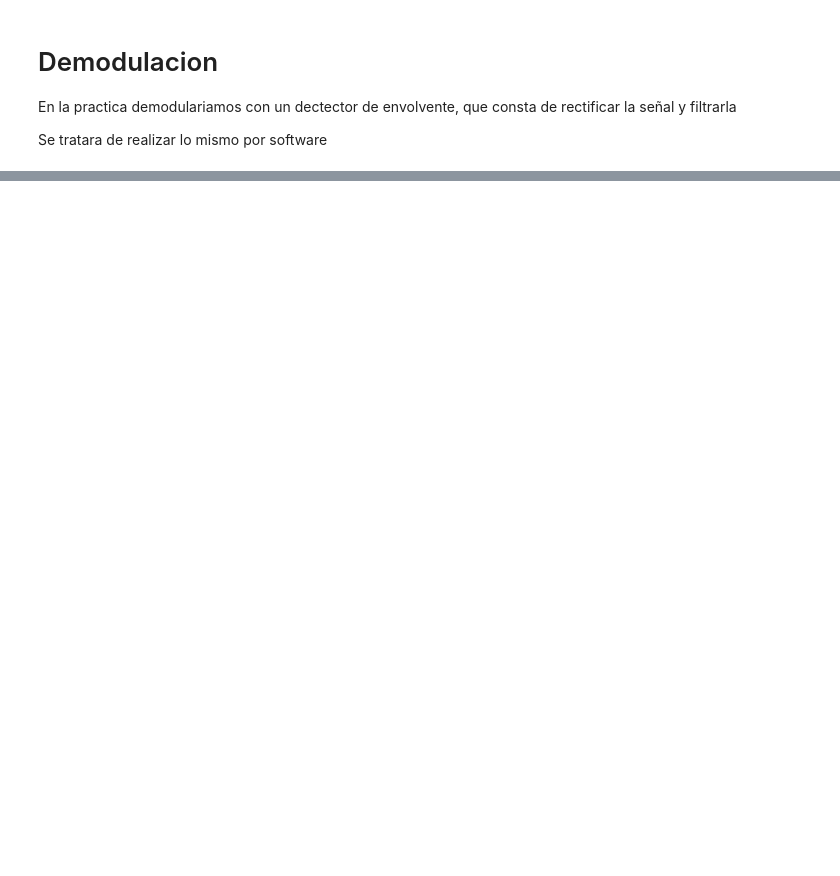
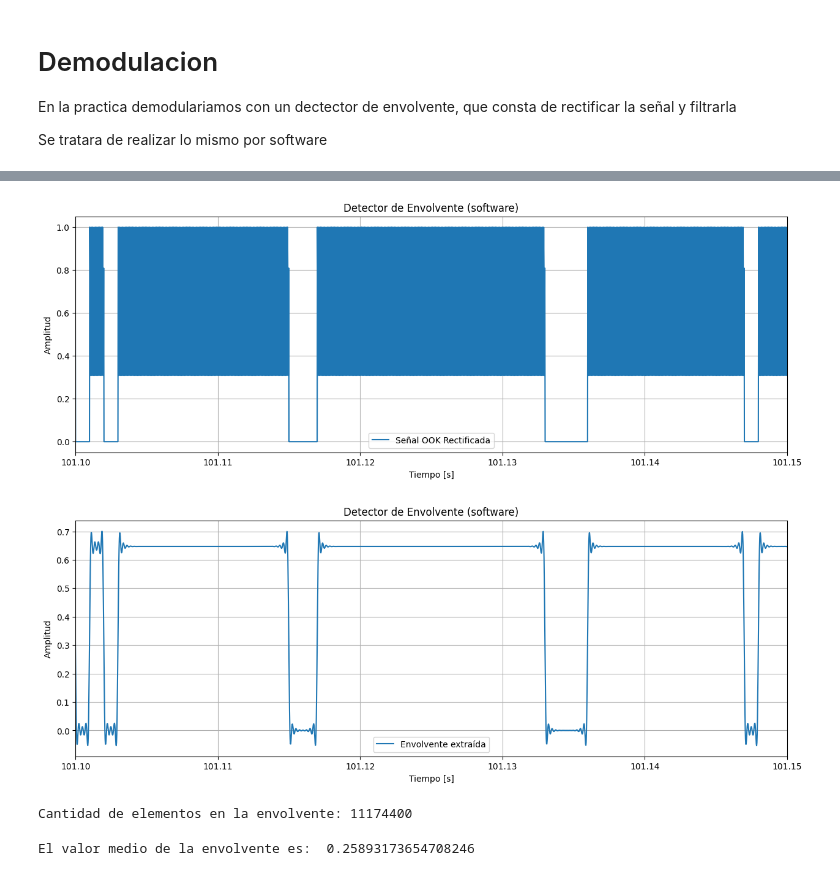
Before and after one commit to UlisesUberti/Proyecto_Seniales_Electricas, a Jupyter notebook: src/Receptor.ipynb, the cells around one changed output, grey strips where cells are left out. Drawn from its saved outputs; the diff is of its cells as text; code cells hidden in the pictures; blank space fills up the shorter version.

```diff
--- a/src/Receptor.ipynb
+++ b/src/Receptor.ipynb
@@ -34,5 +59,47 @@ Se tratara de realizar lo mismo por software
 # %%
-# rectificamos la señal
-Senial_OOK_Rectificada = np.abs(Senial_OOK)
 
+# normalizamos
+# convertimos en numeros de punto flotante (signo,exponente,mantisa)
+Senial_OOK_Rectificada = Senial_OOK_Rectificada.astype(np.float16)
+# normalizamos la señal dividiendo en el numero maximo del arreglo
+Senial_OOK_Rectificada /= np.max(Senial_OOK_Rectificada)
 #filtramos (FPB)
+fs = 50000
+fc_audio = 4000 # banda de guarda
+b,a = butter(N=8,Wn=fc_audio/(fs/2),btype='low')
+envolvente = filtfilt(b,a,Senial_OOK_Rectificada)
+#graficamos
+t = np.arange(len(Senial_OOK)) / fs
+#plt.figure(figsize=(15,5))
+#plt.plot(t, Senial_OOK_Rectificada, label='Señal OOK Rectificada')
+#plt.xlabel("Tiempo [s]")
+#plt.ylabel("Amplitud")
+#plt.title("Detector de Envolvente (software)")
+#plt.xlim(101.1,101.15)
+#plt.legend()
+#plt.grid(True)
+#plt.show()
+
+plt.figure(figsize=(15,5))
+plt.plot(t, envolvente, label='Envolvente extraída')
+plt.xlabel("Tiempo [s]")
+plt.ylabel("Amplitud")
+plt.title("Detector de Envolvente (software)")
+plt.xlim(101.1,101.15)
+plt.legend()
+plt.grid(True)
+plt.show()
+# %% [output]
+[figure, added]
+[figure, added]
+# %%
+print("Cantidad de elementos en la envolvente:",len(envolvente))
+# %% [output]
+Cantidad de elementos en la envolvente: 11174400
+# %%
+umbral = np.mean(envolvente)
+print("El valor medio de la envolvente es: ",umbral)
+#umbral_2 = np.mean(envolvente_2)
+#print("El valor medio de la envolvente_2 es: ",umbral_2)
+# %% [output]
+El valor medio de la envolvente es:  0.25893173654708246
```
Also changed, not shown: parts of 13 cells of this notebook, 6 other files.
